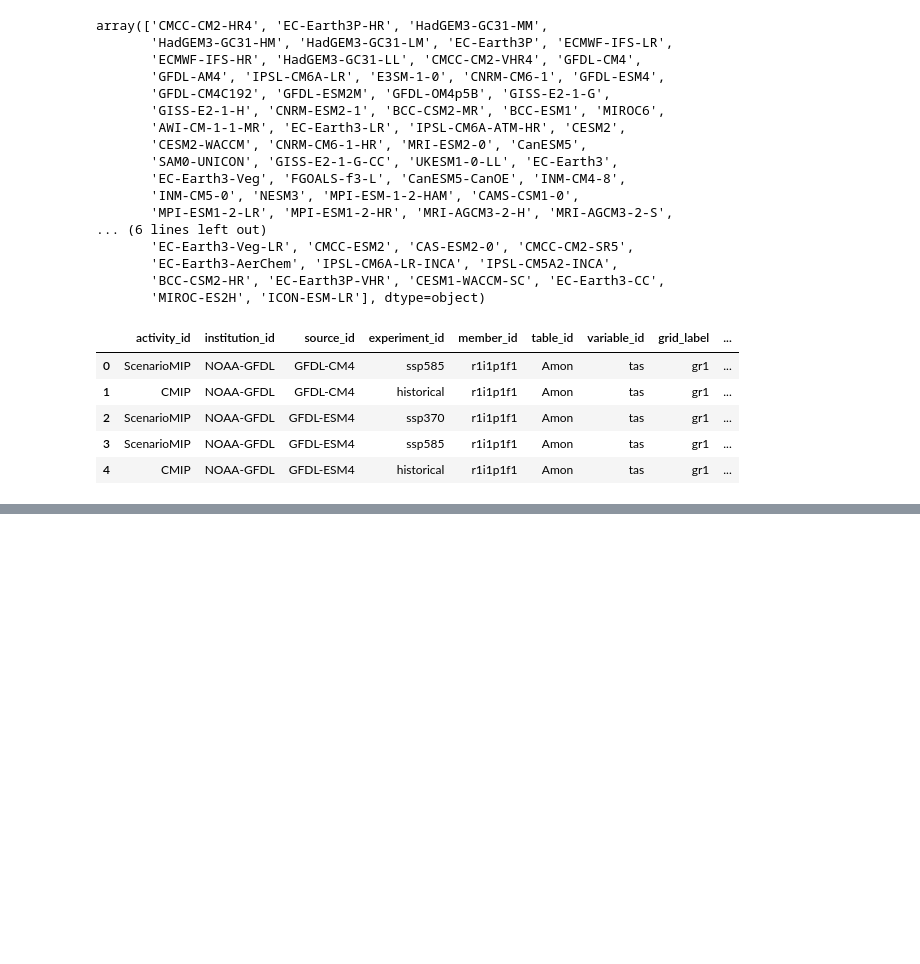
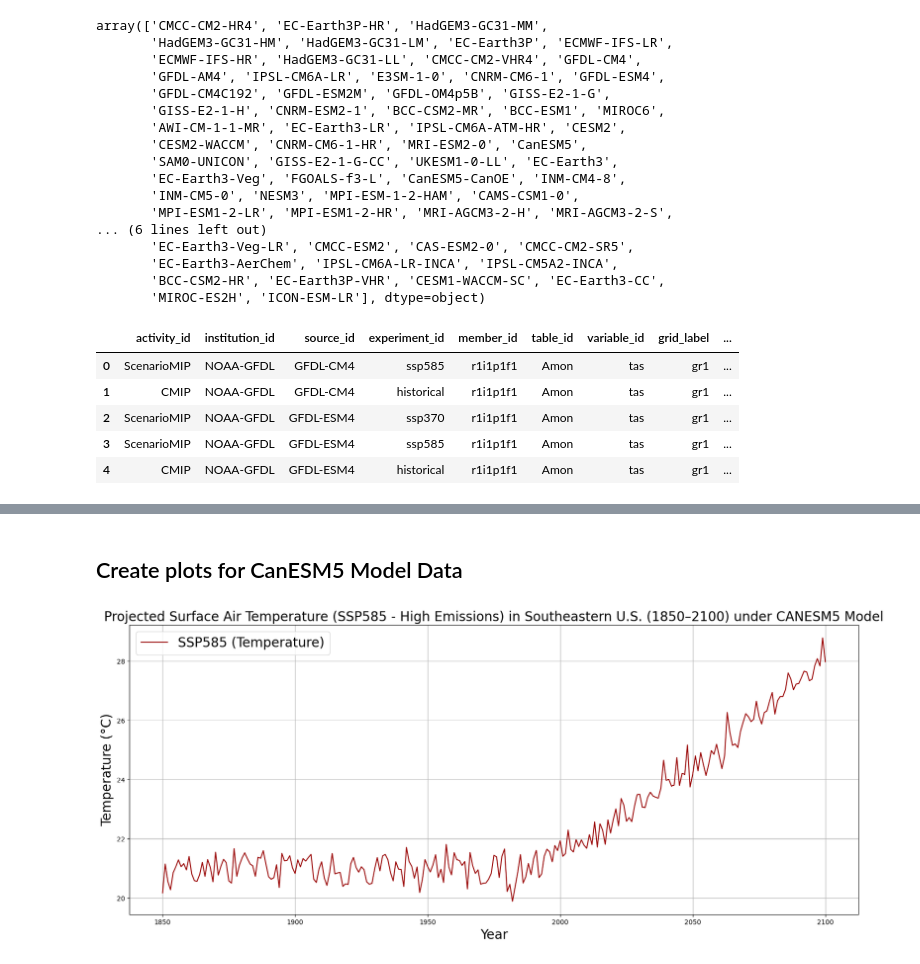
Before and after one commit to Aoverbye/time_series_analysis, a Jupyter notebook: time_series_analysis_overbye.ipynb, the cells around one changed output, grey strips where cells are left out. Saved outputs shown, nothing was run; the diff lists cells and outputs as text; code cells hidden in the pictures; blank space fills up the shorter version.

```diff
--- a/time_series_analysis_overbye.ipynb
+++ b/time_series_analysis_overbye.ipynb
@@ -150 +183,24 @@ tas_SE_370 = tas_SE_370.mean(dim=["lat", "lon"])
+# %% [markdown]
+## Create plots for CanESM5 Model Data
+# %%
+# Create figure
+fig, ax = plt.subplots(figsize=(20, 8))
+
+# Plot SSP585 (high emissions)
+ax.plot(canesm5_mean_ssp585.year, canesm5_mean_ssp585.tas,
+        label='SSP585 (Temperature)', color='#990000')
+
+# Titles and axis labels
+ax.set_title("Projected Surface Air Temperature (SSP585 - High Emissions) in Southeastern U.S. (1850–2100) under CANESM5 Model", fontsize=20)
+ax.set_xlabel("Year", fontsize=20)
+ax.set_ylabel("Temperature (°C)", fontsize=20)
+
+# Add legend and grid
+ax.legend(fontsize=20)
+ax.grid()
+
+# Show plot
+plt.show()
+# %% [output]
+[figure, added]
 # %%
```
Also changed, not shown: parts of 25 cells of this notebook.
